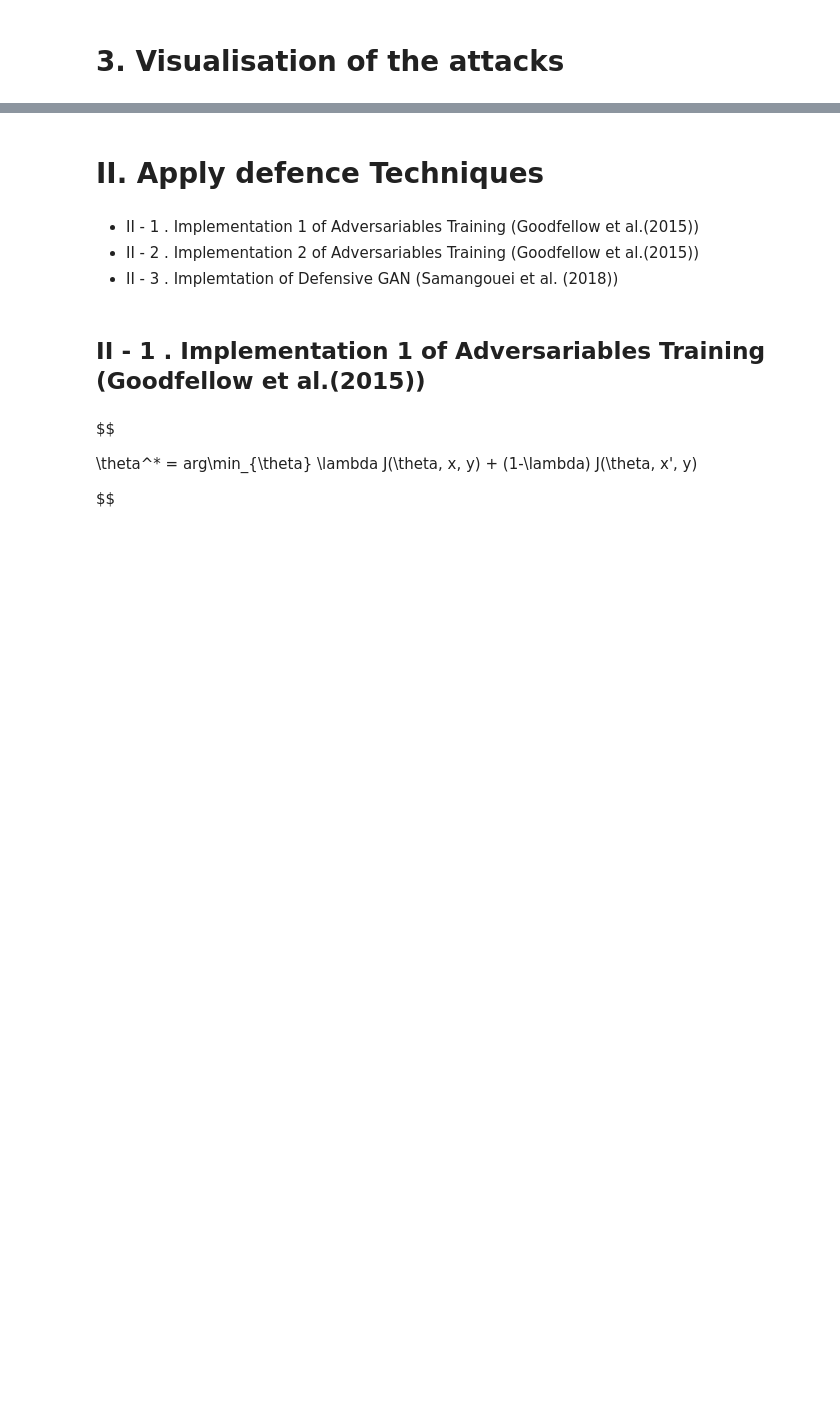
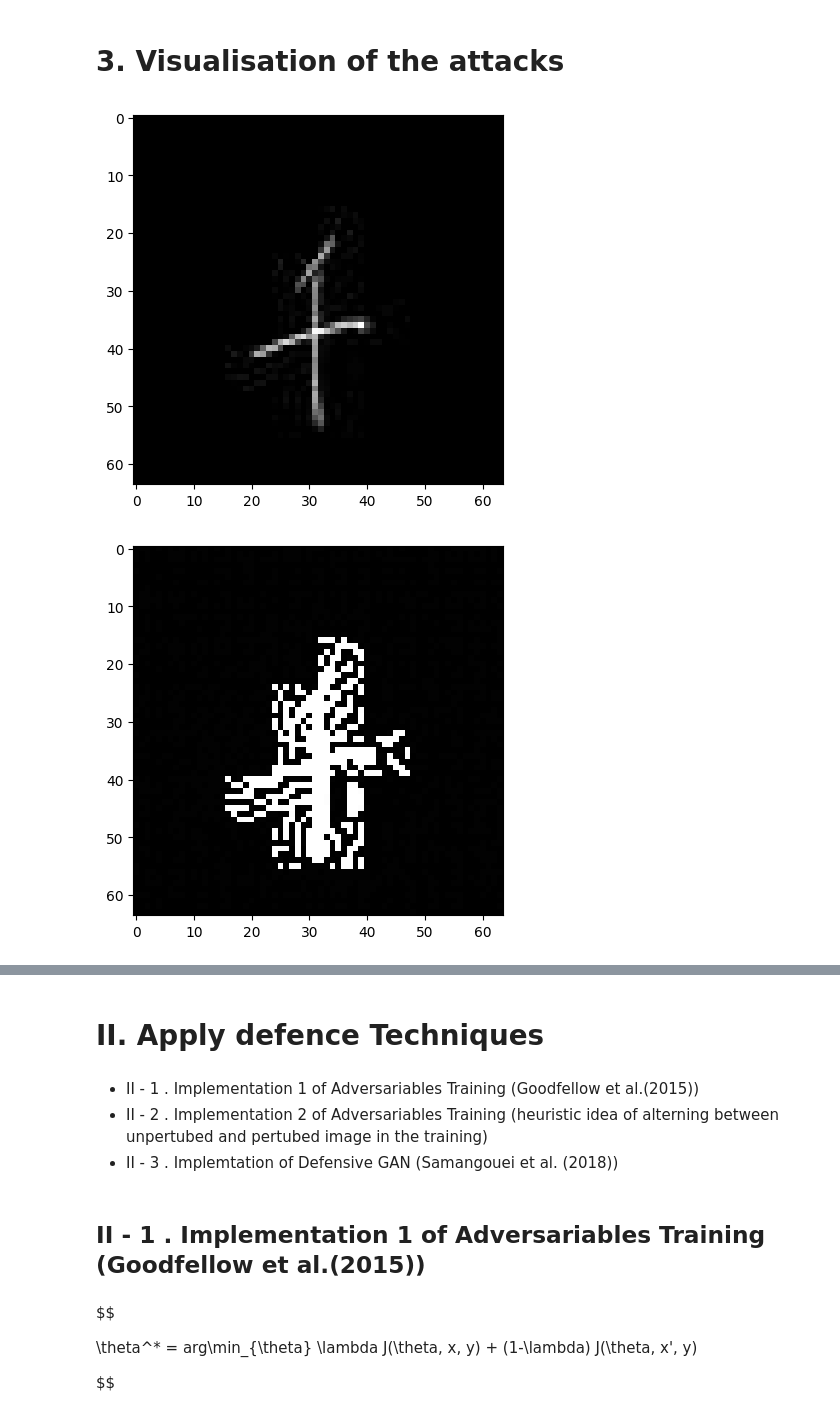
Before and after one commit to yann-Choho/Advanced_ML_project, a Jupyter notebook: attacks_defences.ipynb, the cells around one changed output, grey strips where cells are left out. Drawn from its saved outputs; the diff is of its cells as text; code cells hidden in the pictures; blank space fills up the shorter version.

Commit message:
Delete unused files and update model and image files

```diff
--- a/attacks_defences.ipynb
+++ b/attacks_defences.ipynb
@@ -469,7 +408,7 @@ def pgd_attack(model, img, labels, eps, alpha, num_iter):
     return img_disturbed
 # %%
 # Apply PGD to training images
-epsilon = 0.1
+epsilon = 0.01
 alpha = 0.01
 num_iter = 2
 
@@ -548,9 +487,9 @@ def cw_attack(model, img, label, eps, lr, max_iter):
     return adv_img
 # %%
 # Apply PGD to training images
-epsilon = 0.1
+epsilon = 0.01
 lr = 0.01
-max_iter = 2
+max_iter = 20
 
 # Run images through the model and calculate losses
 outputs_test = model(test_img_tensors.to(device))
@@ -602,21 +541,25 @@ Training accuracy on adversarial images: 0.06666667014360428
 # %%
 #displays an image before and after disruption
 import matplotlib.pyplot as plt
 import numpy as np
 
 # Defining the function for displaying an image
 def imshow(img):
     npimg = img.detach().numpy()
     plt.imshow(np.transpose(npimg, (1, 2, 0)), cmap='gray')
     plt.show()
 
 #Definition of the function for displaying an image before and after disturbance
 def show_images(image, perturbed_image):
-    img = image[0]
-    perturbed_img = perturbed_image[0]
+    img = image[1000]
+    perturbed_img = perturbed_image[1000]
     imshow(img.cpu())
     imshow(perturbed_img.cpu())
 
 # Display an image before and after disturbance
 show_images(test_img_tensors, perturbed_data_test_fgsm)
 show_images(test_img_tensors, perturbed_data_test_pgd)
+show_images(test_img_tensors, perturbed_data_test_cw)
+# %% [output]
+[figure, added]
+[figure, added]
@@ -624,7 +571,7 @@ show_images(test_img_tensors, perturbed_data_test_pgd)
 # II. Apply defence Techniques
 # %% [markdown]
 - II - 1 . Implementation 1 of Adversariables Training (Goodfellow et al.(2015))
-- II - 2 . Implementation 2 of Adversariables Training (Goodfellow et al.(2015))
+- II - 2 . Implementation 2 of Adversariables Training (heuristic idea of alterning between unpertubed and pertubed image in the training)
 - II - 3 . Implemtation of Defensive GAN (Samangouei et al. (2018))
 # %% [markdown]
 ## II - 1 . Implementation 1 of Adversariables Training (Goodfellow et al.(2015))
```
Also changed, not shown: parts of 28 cells of this notebook, 46 other files.
